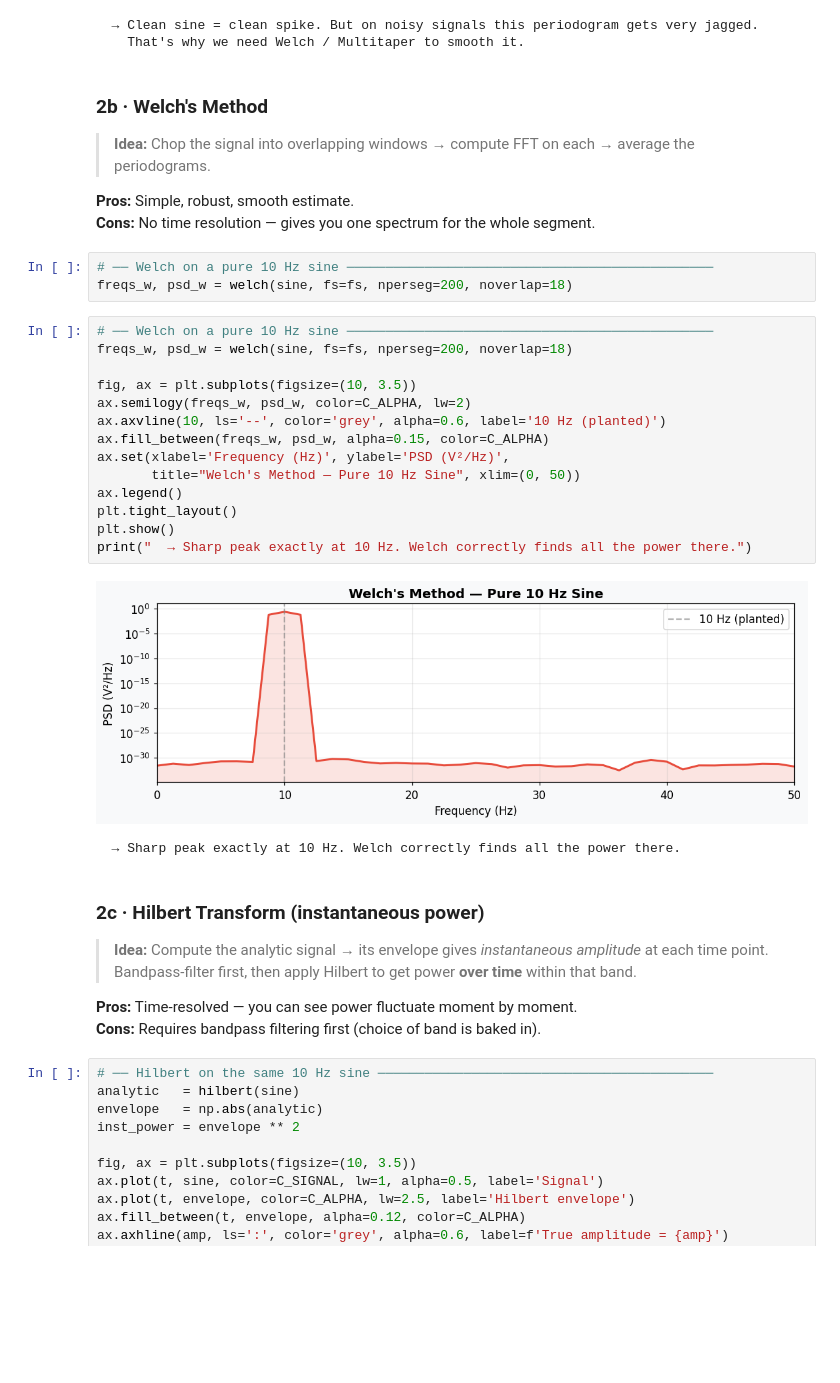
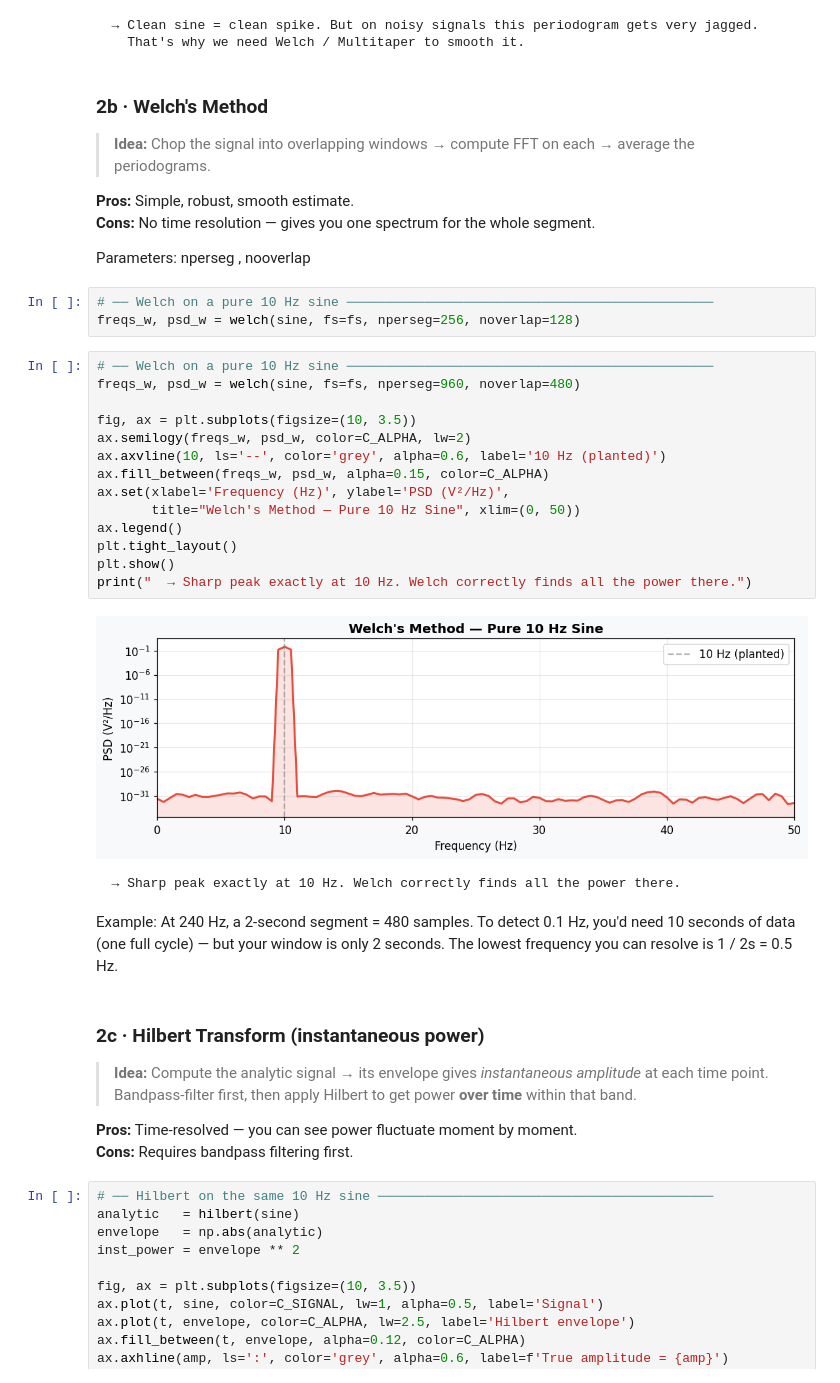
Before and after one commit to archigarg1234/eeg-notes, a Jupyter notebook: _sources/band_power_lecture.ipynb, the cells around one changed output. Drawn from its saved outputs; the diff is of its cells as text; blank space fills up the shorter version.

```diff
--- a/_sources/band_power_lecture.ipynb
+++ b/_sources/band_power_lecture.ipynb
@@ -157,26 +160,30 @@ print("    That's why we need Welch / Multitaper to smooth it.")
 
 **Pros:** Simple, robust, smooth estimate.
 **Cons:** No time resolution — gives you one spectrum for the whole segment.
+
+Parameters: nperseg , nooverlap
 # %%
 # ── Welch on a pure 10 Hz sine ───────────────────────────────────────────────
-freqs_w, psd_w = welch(sine, fs=fs, nperseg=200, noverlap=18)
+freqs_w, psd_w = welch(sine, fs=fs, nperseg=256, noverlap=128)
 # %%
 # ── Welch on a pure 10 Hz sine ───────────────────────────────────────────────
-freqs_w, psd_w = welch(sine, fs=fs, nperseg=200, noverlap=18)
+freqs_w, psd_w = welch(sine, fs=fs, nperseg=960, noverlap=480)
 
 fig, ax = plt.subplots(figsize=(10, 3.5))
 ax.semilogy(freqs_w, psd_w, color=C_ALPHA, lw=2)
 ax.axvline(10, ls='--', color='grey', alpha=0.6, label='10 Hz (planted)')
 ax.fill_between(freqs_w, psd_w, alpha=0.15, color=C_ALPHA)
 ax.set(xlabel='Frequency (Hz)', ylabel='PSD (V²/Hz)',
        title="Welch's Method — Pure 10 Hz Sine", xlim=(0, 50))
 ax.legend()
 plt.tight_layout()
 plt.show()
 print("  → Sharp peak exactly at 10 Hz. Welch correctly finds all the power there.")
 # %% [output]
-[figure, old version]
+[figure, new version]
   → Sharp peak exactly at 10 Hz. Welch correctly finds all the power there.
+# %% [markdown]
+Example: At 240 Hz, a 2-second segment = 480 samples. To detect 0.1 Hz, you'd need 10 seconds of data (one full cycle) — but your window is only 2 seconds. The lowest frequency you can resolve is 1 / 2s = 0.5 Hz.
 # %% [markdown]
 ### 2c · Hilbert Transform (instantaneous power)
 
@@ -184,7 +191,7 @@ print("  → Sharp peak exactly at 10 Hz. Welch correctly finds all the power th
 > Bandpass-filter first, then apply Hilbert to get power **over time** within that band.
 
 **Pros:** Time-resolved — you can see power fluctuate moment by moment.
-**Cons:** Requires bandpass filtering first (choice of band is baked in).
+**Cons:** Requires bandpass filtering first.
 # %%
 # ── Hilbert on the same 10 Hz sine ───────────────────────────────────────────
 analytic   = hilbert(sine)
```
Also changed, not shown: parts of 8 cells of this notebook, 26 other files.
